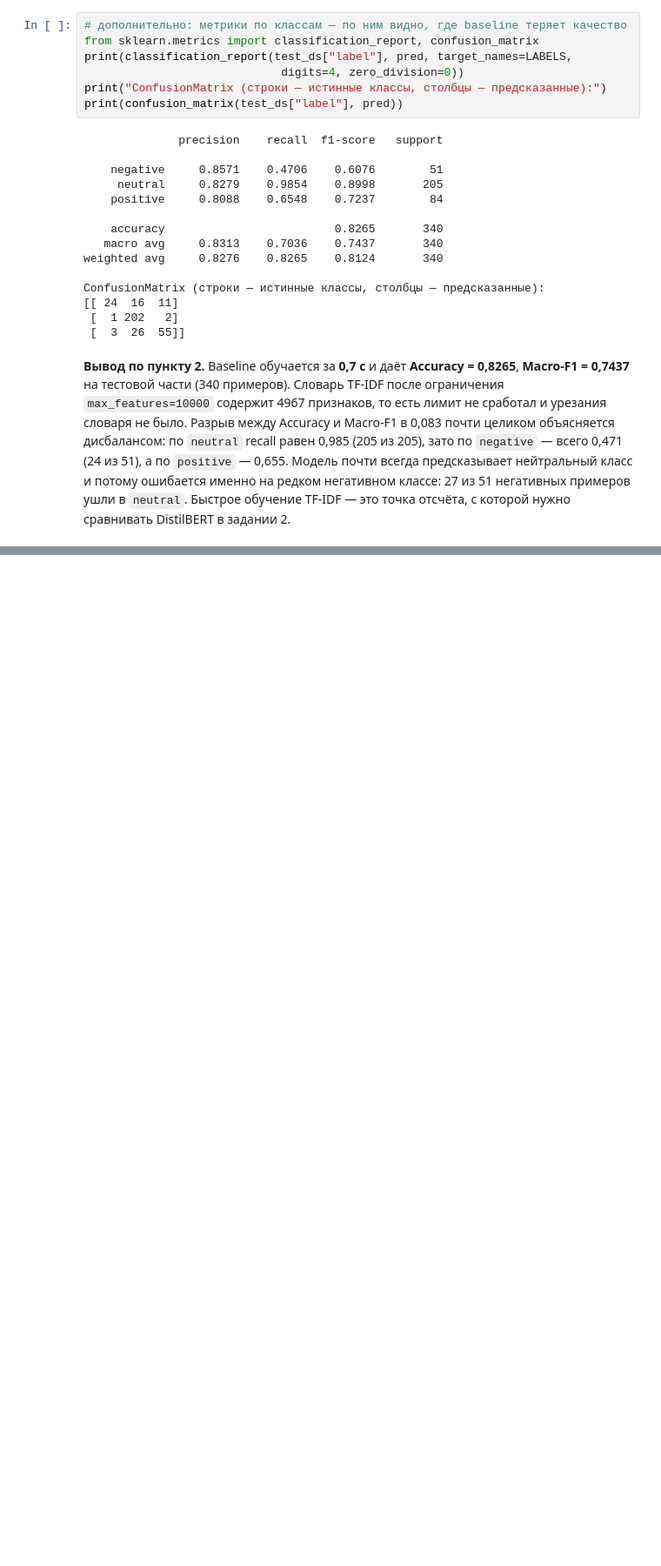
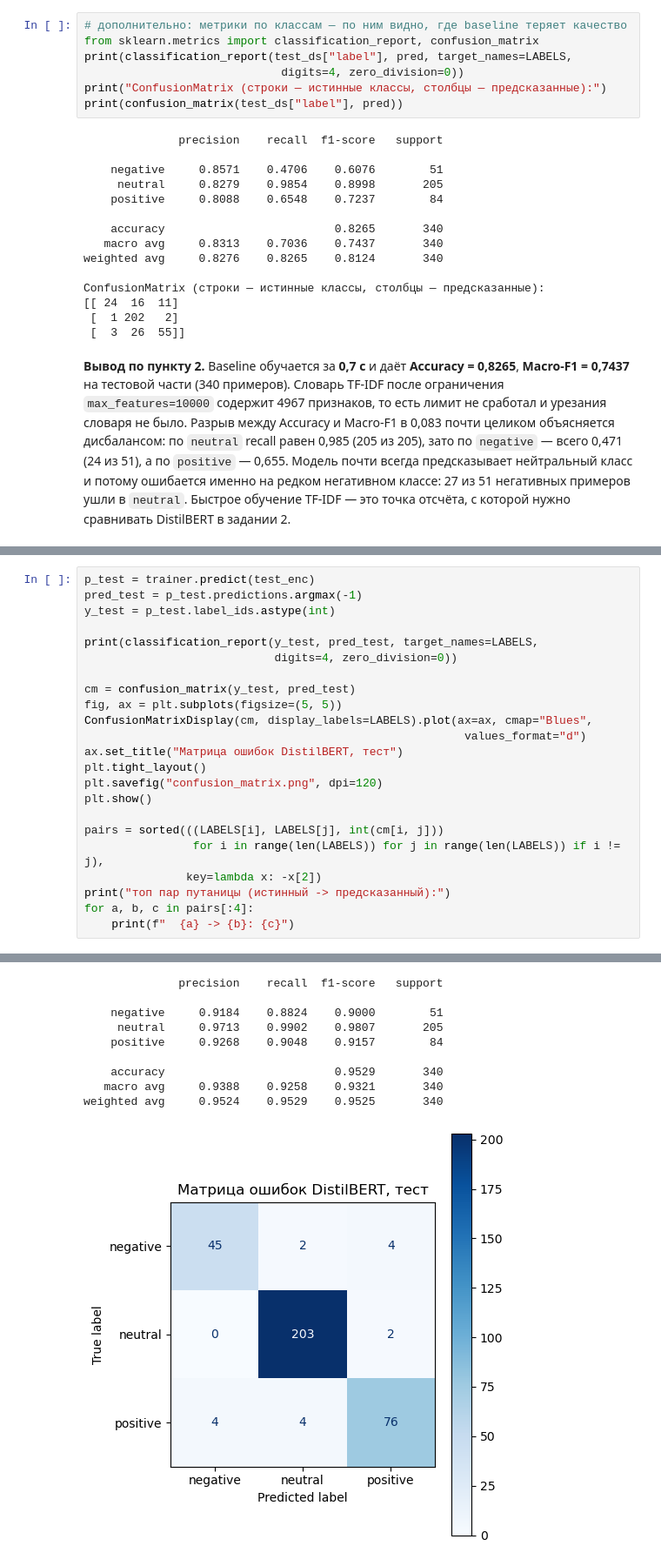
Before and after one commit to lxvevery1/LSTU_MAG, a Jupyter notebook: 6_1/SEDIH/lr1/lr1_variant16_task1.ipynb, the cells around one changed output, grey strips where cells are left out. Shown at 87% size. Drawn from its saved outputs; the diff is of its cells as text; blank space fills up the shorter version.

```diff
--- a/6_1/SEDIH/lr1/lr1_variant16_task1.ipynb
+++ b/6_1/SEDIH/lr1/lr1_variant16_task1.ipynb
@@ -202,0 +382,24 @@ DistilBERT в задании 2.
+# %%
+p_test = trainer.predict(test_enc)
+pred_test = p_test.predictions.argmax(-1)
+y_test = p_test.label_ids.astype(int)
+
+print(classification_report(y_test, pred_test, target_names=LABELS,
+                            digits=4, zero_division=0))
+
+cm = confusion_matrix(y_test, pred_test)
+fig, ax = plt.subplots(figsize=(5, 5))
+ConfusionMatrixDisplay(cm, display_labels=LABELS).plot(ax=ax, cmap="Blues",
+                                                        values_format="d")
+ax.set_title("Матрица ошибок DistilBERT, тест")
+plt.tight_layout()
+plt.savefig("confusion_matrix.png", dpi=120)
+plt.show()
+
+pairs = sorted(((LABELS[i], LABELS[j], int(cm[i, j]))
+                for i in range(len(LABELS)) for j in range(len(LABELS)) if i != j),
+               key=lambda x: -x[2])
+print("топ пар путаницы (истинный -> предсказанный):")
+for a, b, c in pairs[:4]:
+    print(f"  {a} -> {b}: {c}")
+# %% [output]
@@ -202,0 +407,10 @@ DistilBERT в задании 2.
+              precision    recall  f1-score   support
+
+    negative     0.9184    0.8824    0.9000        51
+     neutral     0.9713    0.9902    0.9807       205
+    positive     0.9268    0.9048    0.9157        84
+
+    accuracy                         0.9529       340
+   macro avg     0.9388    0.9258    0.9321       340
+weighted avg     0.9524    0.9529    0.9525       340
+[figure, added]
```
Also changed, not shown: parts of 19 cells of this notebook, 1 other file.
